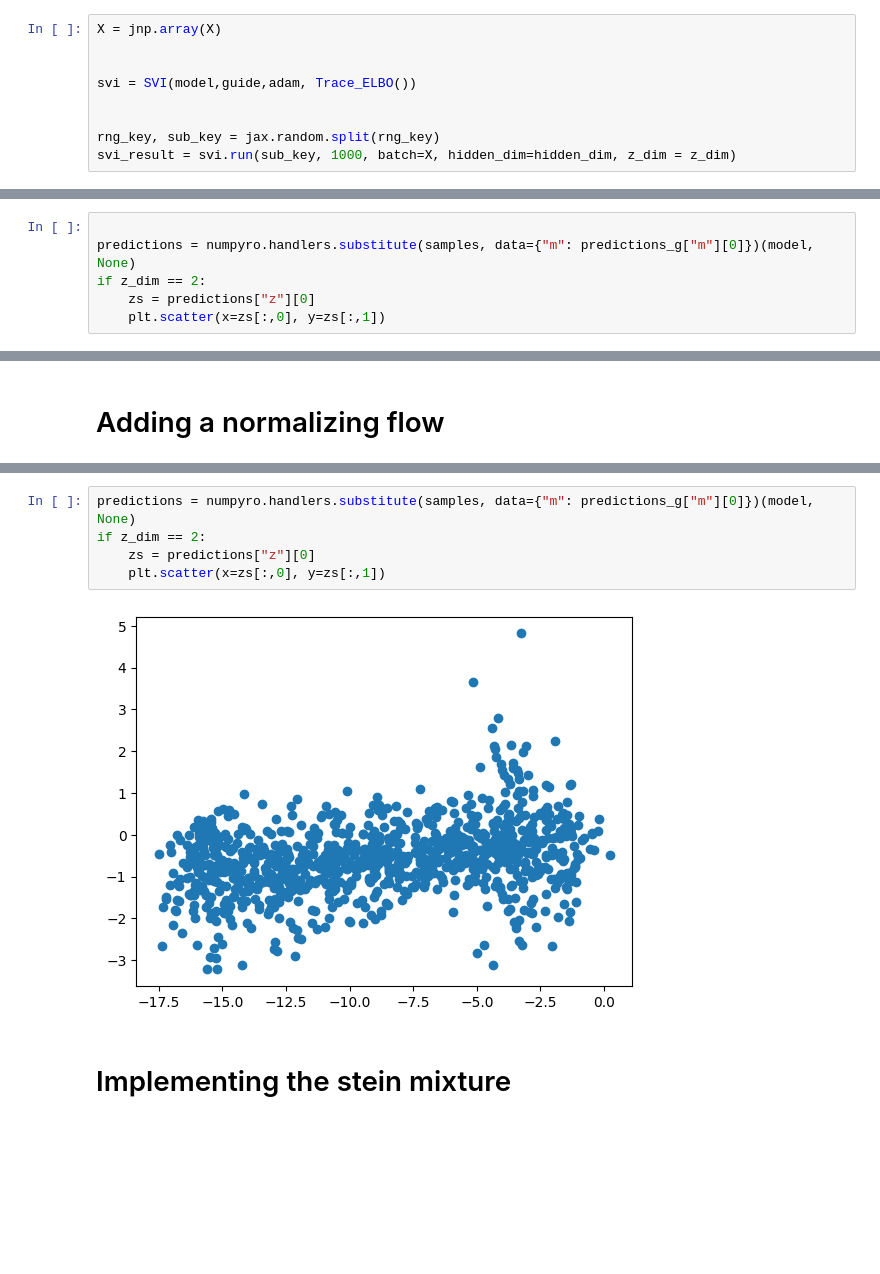
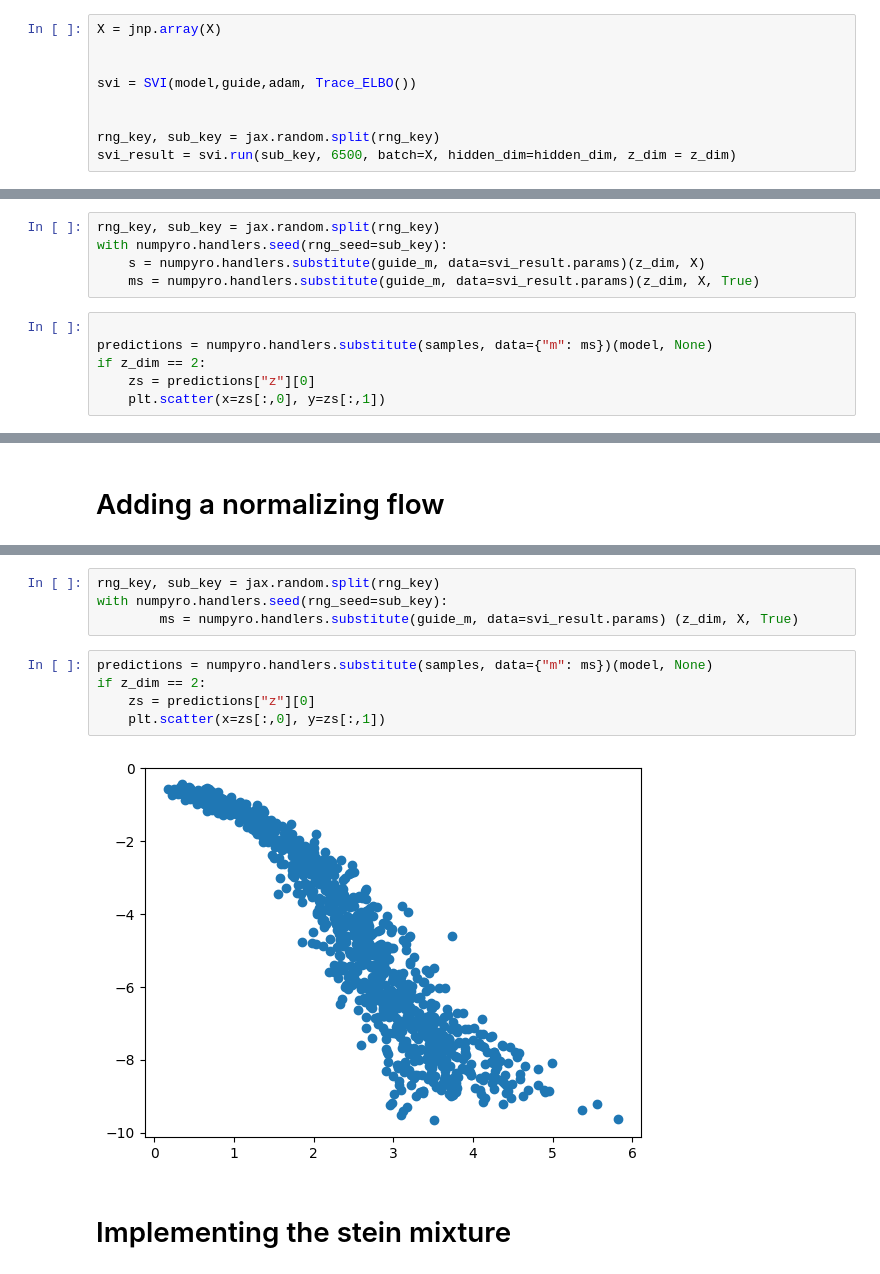
Before and after one commit to kenn50/Bachelor, a Jupyter notebook: Experiments/Simpler/simpler.ipynb, the cells around one changed output, grey strips where cells are left out. Cells and saved outputs as stored; diff of their text form; blank space fills up the shorter version.

Commit message:
Beatiful samples for the stein mixture. Adding the flow fixes hole problem, but causes posterior collapse. Putting a stein mixture on it seems to work really well.

```diff
--- a/Experiments/Simpler/simpler.ipynb
+++ b/Experiments/Simpler/simpler.ipynb
@@ -228,4 +258,4 @@ svi = SVI(model,guide,adam, Trace_ELBO())
 
 
 rng_key, sub_key = jax.random.split(rng_key)
-svi_result = svi.run(sub_key, 1000, batch=X, hidden_dim=hidden_dim, z_dim = z_dim)
+svi_result = svi.run(sub_key, 6500, batch=X, hidden_dim=hidden_dim, z_dim = z_dim)
@@ -239,6 +271,11 @@ if z_dim == 2:
+# %%
+rng_key, sub_key = jax.random.split(rng_key)
+with numpyro.handlers.seed(rng_seed=sub_key):
+    s = numpyro.handlers.substitute(guide_m, data=svi_result.params)(z_dim, X)
+    ms = numpyro.handlers.substitute(guide_m, data=svi_result.params)(z_dim, X, True)
 # %%
 
-predictions = numpyro.handlers.substitute(samples, data={"m": predictions_g["m"][0]})(model, None)
+predictions = numpyro.handlers.substitute(samples, data={"m": ms})(model, None)
 if z_dim == 2:
     zs = predictions["z"][0]
     plt.scatter(x=zs[:,0], y=zs[:,1])
@@ -338,10 +389,14 @@ a (2,)
+# %%
+rng_key, sub_key = jax.random.split(rng_key)
+with numpyro.handlers.seed(rng_seed=sub_key):
+        ms = numpyro.handlers.substitute(guide_m, data=svi_result.params) (z_dim, X, True)
 # %%
-predictions = numpyro.handlers.substitute(samples, data={"m": predictions_g["m"][0]})(model, None)
+predictions = numpyro.handlers.substitute(samples, data={"m": ms})(model, None)
 if z_dim == 2:
     zs = predictions["z"][0]
     plt.scatter(x=zs[:,0], y=zs[:,1])
 # %% [output]
-[figure, old version]
+[figure, new version]
 # %% [markdown]
 # Implementing the stein mixture
 # %%
```
Also changed, not shown: parts of 18 cells of this notebook, 1 other file.
